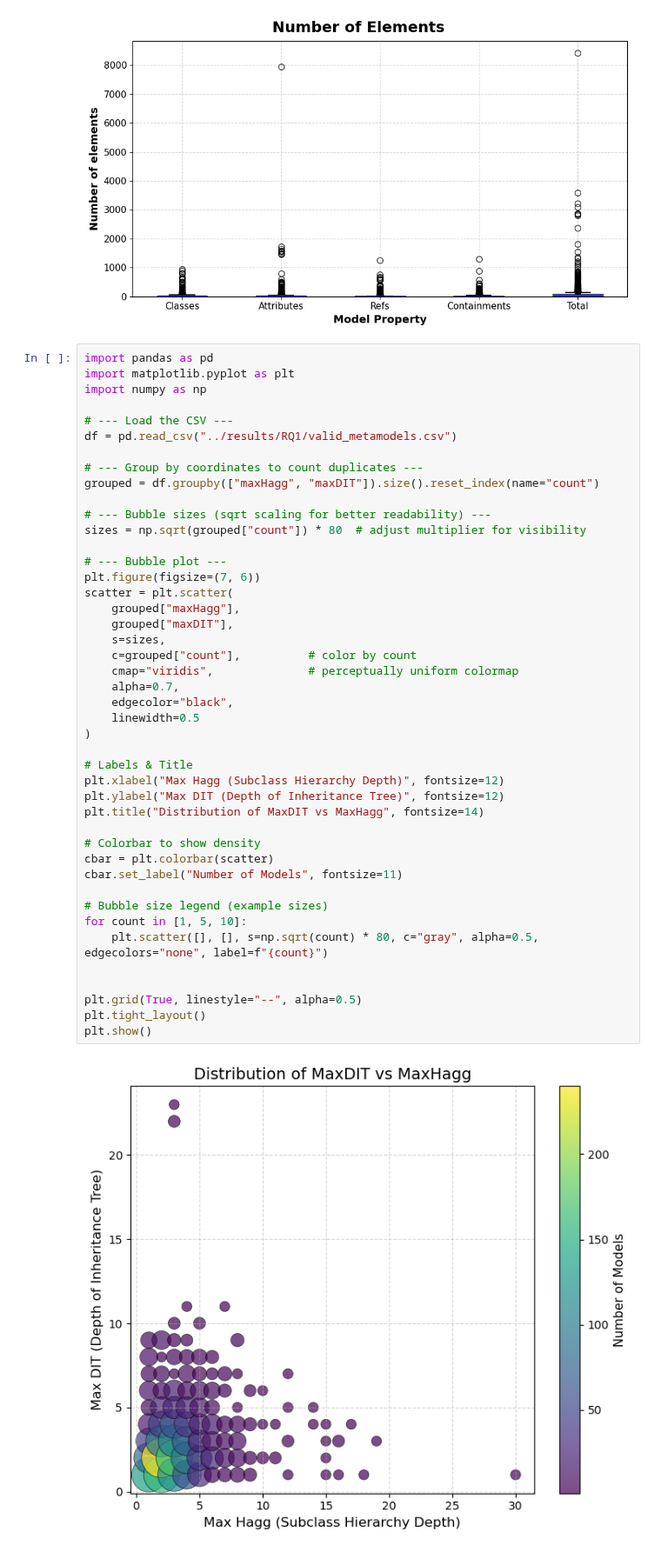
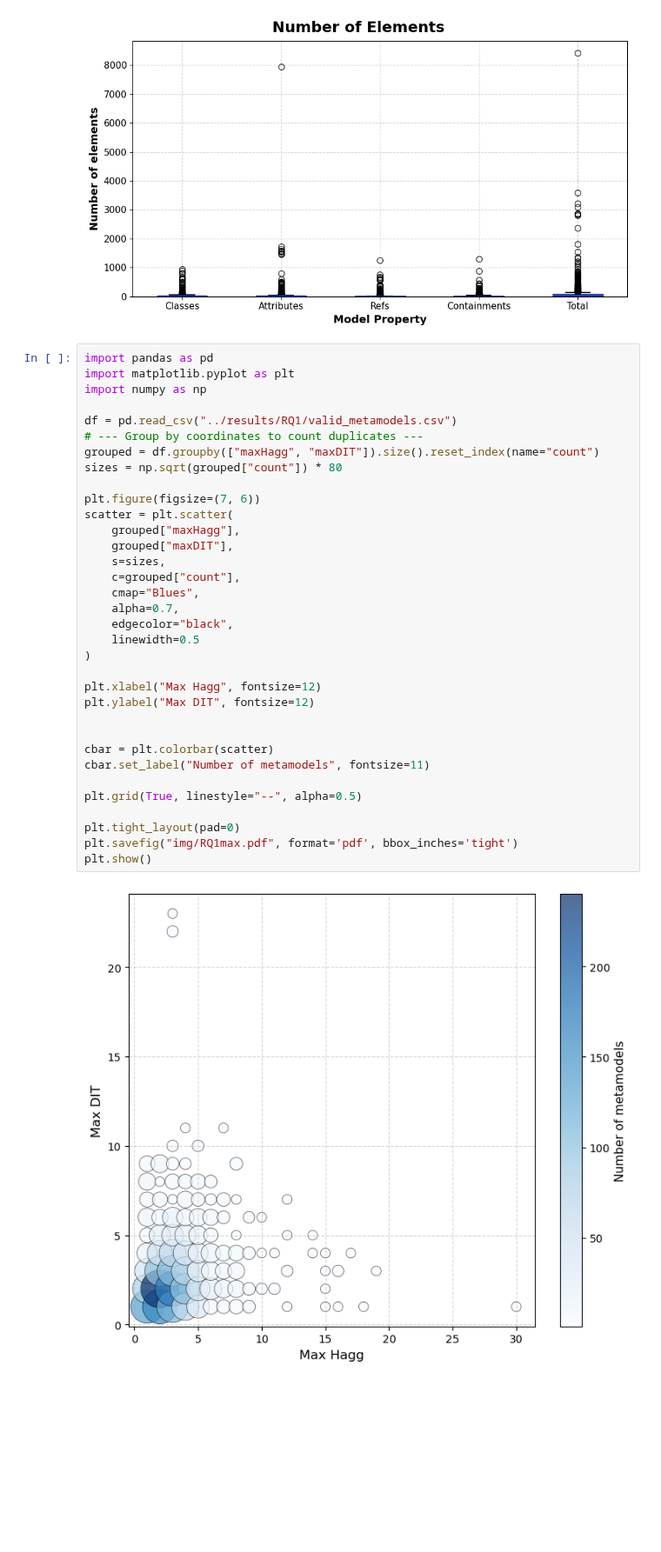
Before and after one commit to geodes-sms/NeoModelingFramework, a Jupyter notebook: Evaluation/analysis/RQ1-results-analysis.ipynb, the cells around one changed output. Shown at 87% size. Cells and saved outputs as stored; diff of their text form; blank space fills up the shorter version.

Commit message:
fixing plot for RQ1

```diff
--- a/Evaluation/analysis/RQ1-results-analysis.ipynb
+++ b/Evaluation/analysis/RQ1-results-analysis.ipynb
@@ -150,49 +150,39 @@ plt.show()
 # %%
 import pandas as pd
 import matplotlib.pyplot as plt
 import numpy as np
 
-# --- Load the CSV ---
 df = pd.read_csv("../results/RQ1/valid_metamodels.csv")
-
 # --- Group by coordinates to count duplicates ---
 grouped = df.groupby(["maxHagg", "maxDIT"]).size().reset_index(name="count")
+sizes = np.sqrt(grouped["count"]) * 80
 
-# --- Bubble sizes (sqrt scaling for better readability) ---
-sizes = np.sqrt(grouped["count"]) * 80  # adjust multiplier for visibility
-
-# --- Bubble plot ---
 plt.figure(figsize=(7, 6))
 scatter = plt.scatter(
     grouped["maxHagg"],
     grouped["maxDIT"],
     s=sizes,
-    c=grouped["count"],          # color by count
-    cmap="viridis",              # perceptually uniform colormap
+    c=grouped["count"],
+    cmap="Blues",
     alpha=0.7,
     edgecolor="black",
     linewidth=0.5
 )
 
-# Labels & Title
-plt.xlabel("Max Hagg (Subclass Hierarchy Depth)", fontsize=12)
-plt.ylabel("Max DIT (Depth of Inheritance Tree)", fontsize=12)
-plt.title("Distribution of MaxDIT vs MaxHagg", fontsize=14)
-
-# Colorbar to show density
-cbar = plt.colorbar(scatter)
-cbar.set_label("Number of Models", fontsize=11)
-
-# Bubble size legend (example sizes)
-for count in [1, 5, 10]:
-    plt.scatter([], [], s=np.sqrt(count) * 80, c="gray", alpha=0.5, edgecolors="none", label=f"{count}")
+plt.xlabel("Max Hagg", fontsize=12)
+plt.ylabel("Max DIT", fontsize=12)
 
 
+cbar = plt.colorbar(scatter)
+cbar.set_label("Number of metamodels", fontsize=11)
+
 plt.grid(True, linestyle="--", alpha=0.5)
-plt.tight_layout()
+
+plt.tight_layout(pad=0)
+plt.savefig("img/RQ1max.pdf", format='pdf', bbox_inches='tight')
 plt.show()
 # %% [output]
-[figure, old version]
+[figure, new version]
 # %%
 import pandas as pd
 
```
Also changed, not shown: 1 other file.
